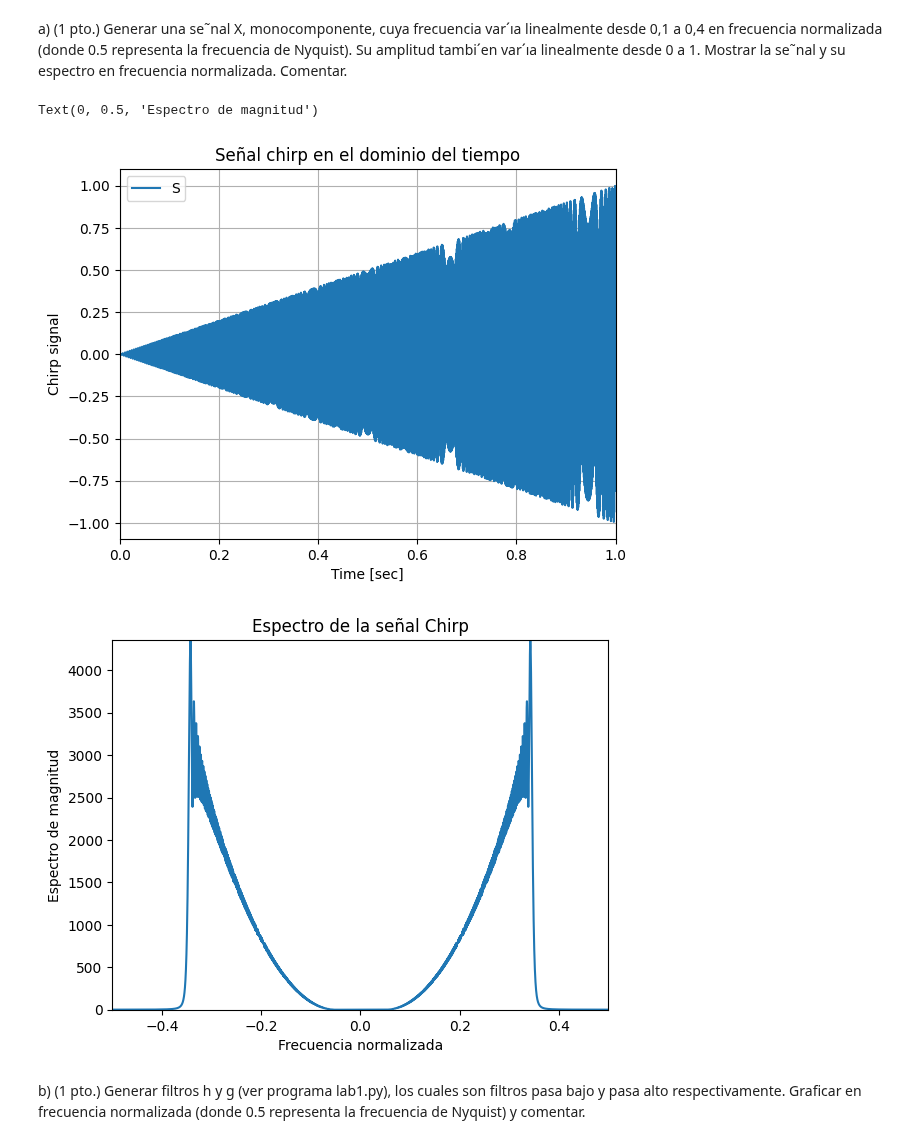
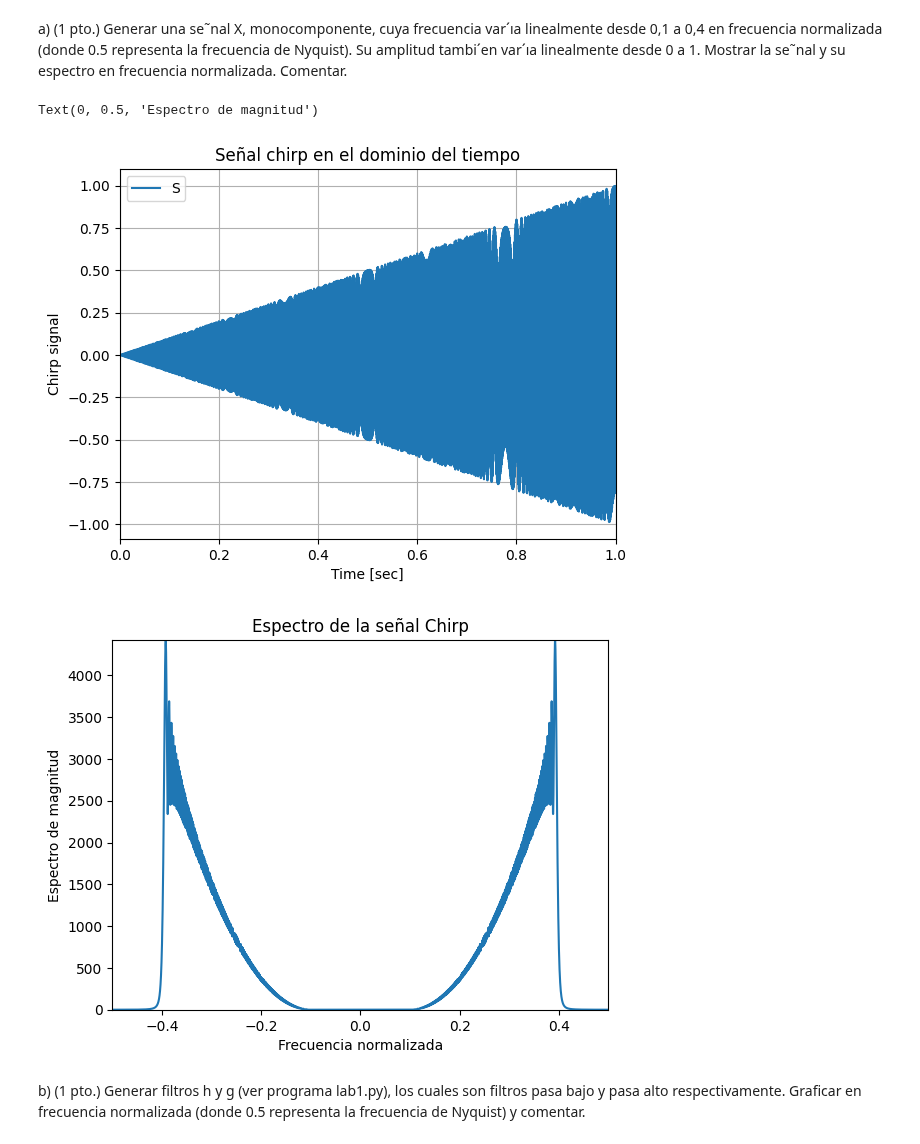
Before and after one commit to ExampleToFollow/PracticasPDS, a Jupyter notebook: Lab1/informePrevio.ipynb, the cells around one changed output. Saved outputs shown, nothing was run; the diff lists cells and outputs as text; code cells hidden in the pictures.

```diff
--- a/Lab1/informePrevio.ipynb
+++ b/Lab1/informePrevio.ipynb
@@ -22,41 +23,40 @@ import matplotlib.pyplot as plt
 # %%
 fs = 4e3 #Frecuencia de muestreo variable
-f_ini = 0.1*fs/2 #Frecuencia inicial
-f_end = 0.4*fs/2 #Frecuencia final
+f_ini = 0.1*fs #Frecuencia inicial
+f_end = 0.4*fs #Frecuencia final
 A_ini = 0 #Amplitud inicial
 A_end = 1 #Amplitud final
 #Por el contexto del problema se puede entender que la frecuencia normalizada es respecto a la frecuencia de muestreo
 # fNyquist = fs/2
 # si fNyquist= 0.5 entonces fs = 1
 t = np.arange(A_ini,A_end,1/fs)
-#Calculamos delta
-signal = (t)*np.sin(2*np.pi*t*( f_ini + t* (f_end - f_ini))) #Hacemos que la frecuencia esté cambiando de acuerdo a lo indicado
+signal = t*chirp(t, f0=f_ini, f1=f_end, t1=1, method='linear')#Hacemos que la frecuencia esté cambiando de acuerdo a lo indicado
 
 #------------PLOTEAMOS LA SEÑAL EN EL TIEMPO
 plt.figure(1)
 plt.plot(t,signal)
 plt.xlim([0,1])
 plt.grid('on')
 plt.xlabel('Time [sec]')
 plt.ylabel('Chirp signal') #Chirp es una señal usada en la que se varía la frecuencia a medida de que el tiempo avanza
 plt.title('Señal chirp en el dominio del tiempo')
 plt.legend('Señal chirp')
 #---------------CALCULAMOS LA TRANSFORMADA DE FOURIER Y LA PLOTEAMOS NORMALIZADA
 fft_signal = np.fft.fftshift(np.fft.fft(signal)) #Calculamos la tranformada de fourier
 spc = np.abs(fft_signal)**2 #Obtenemos el cuadrado de la magnitud del espectro
 Ns= len(signal)
-freq = ((np.arange(Ns) - Ns/2) * fs/ Ns)/fs #Graficamos normalizando
+freq = ((np.arange(Ns) - Ns/2) * fs/ Ns)/(fs) #Graficamos normalizando
 plt.figure(2)
 plt.plot(freq, spc)
 plt.xlim([-0.5,0.5])
 plt.xlabel("Frecuencia normalizada")
 plt.title("Espectro de la señal Chirp")
 plt.ylim([0,np.max(spc)])
 plt.ylabel("Espectro de magnitud")
 # %% [output]
 Text(0, 0.5, 'Espectro de magnitud')
-[figure, old version]
+[figure, new version]
-[figure, old version]
+[figure, new version]
 # %% [markdown]
 b) (1 pto.) Generar filtros h y g (ver programa lab1.py), los cuales son filtros
 pasa bajo y pasa alto respectivamente. Graficar en frecuencia normalizada
```
Also changed, not shown: parts of 3 cells of this notebook.
